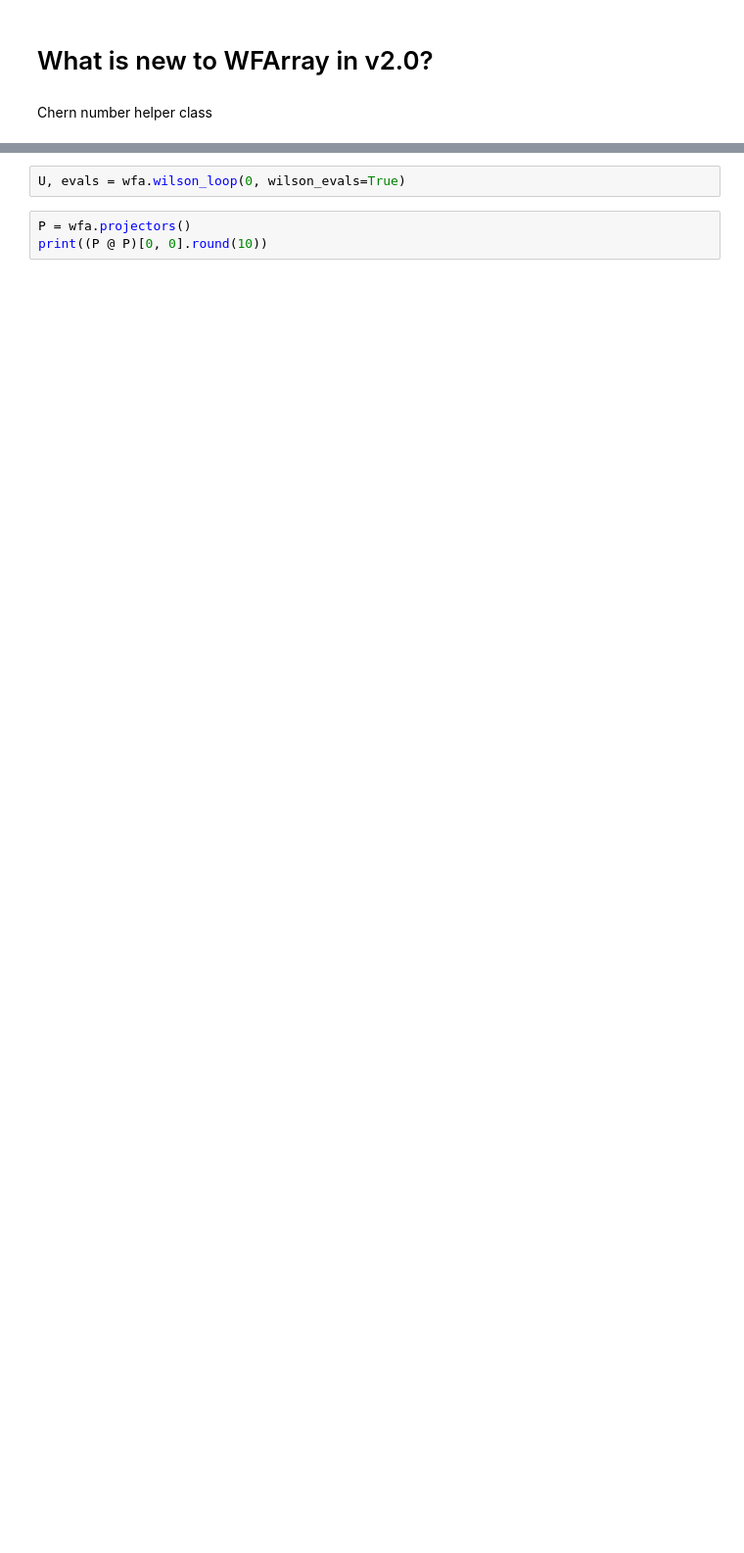
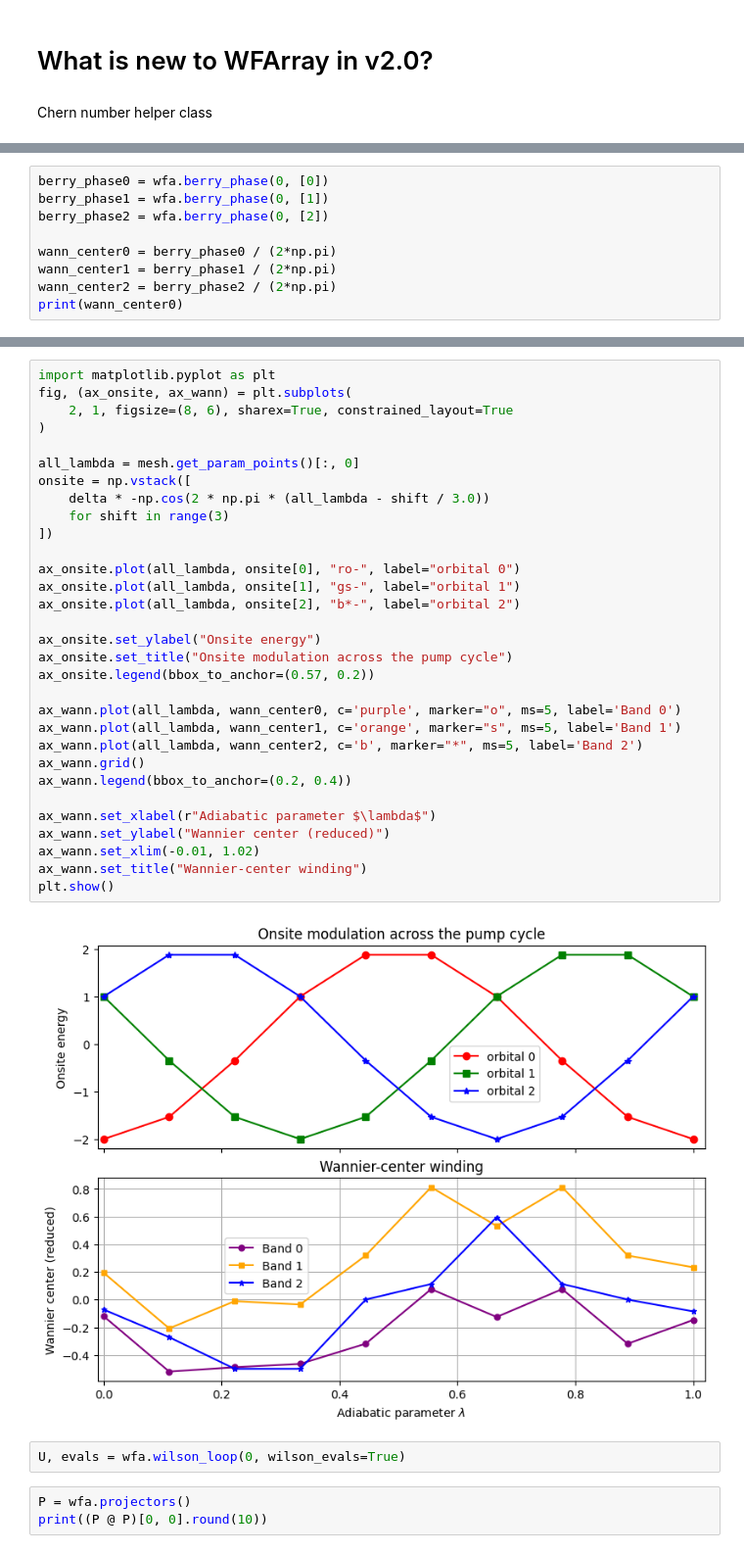
Before and after one commit to pythtb/pythtb, a Jupyter notebook: docs/source/examples/wfarray_v2.ipynb, the cells around one changed output, grey strips where cells are left out. Shown: that part at 98% size. Drawn from its saved outputs; the diff is of its cells as text; blank space fills up the shorter version.

```diff
--- a/docs/source/examples/wfarray_v2.ipynb
+++ b/docs/source/examples/wfarray_v2.ipynb
@@ -180,0 +253,9 @@ print(C)
+# %%
+berry_phase0 = wfa.berry_phase(0, [0])
+berry_phase1 = wfa.berry_phase(0, [1])
+berry_phase2 = wfa.berry_phase(0, [2])
+
+wann_center0 = berry_phase0 / (2*np.pi)
+wann_center1 = berry_phase1 / (2*np.pi)
+wann_center2 = berry_phase2 / (2*np.pi)
+print(wann_center0)
@@ -181,3 +265,36 @@ print(C)
+# %%
+import matplotlib.pyplot as plt
+fig, (ax_onsite, ax_wann) = plt.subplots(
+    2, 1, figsize=(8, 6), sharex=True, constrained_layout=True
+)
+
+all_lambda = mesh.get_param_points()[:, 0]
+onsite = np.vstack([
+    delta * -np.cos(2 * np.pi * (all_lambda - shift / 3.0))
+    for shift in range(3)
+])
+
+ax_onsite.plot(all_lambda, onsite[0], "ro-", label="orbital 0")
+ax_onsite.plot(all_lambda, onsite[1], "gs-", label="orbital 1")
+ax_onsite.plot(all_lambda, onsite[2], "b*-", label="orbital 2")
+
+ax_onsite.set_ylabel("Onsite energy")
+ax_onsite.set_title("Onsite modulation across the pump cycle")
+ax_onsite.legend(bbox_to_anchor=(0.57, 0.2))
+
+ax_wann.plot(all_lambda, wann_center0, c='purple', marker="o", ms=5, label='Band 0')
+ax_wann.plot(all_lambda, wann_center1, c='orange', marker="s", ms=5, label='Band 1')
+ax_wann.plot(all_lambda, wann_center2, c='b', marker="*", ms=5, label='Band 2')
+ax_wann.grid()
+ax_wann.legend(bbox_to_anchor=(0.2, 0.4))
+
+ax_wann.set_xlabel(r"Adiabatic parameter $\lambda$")
+ax_wann.set_ylabel("Wannier center (reduced)")
+ax_wann.set_xlim(-0.01, 1.02)
+ax_wann.set_title("Wannier-center winding")
+plt.show()
+# %% [output]
+[figure, added]
 # %%
 U, evals = wfa.wilson_loop(0, wilson_evals=True)
 # %%
```
Also changed, not shown: parts of 17 cells of this notebook, 4 other files.
